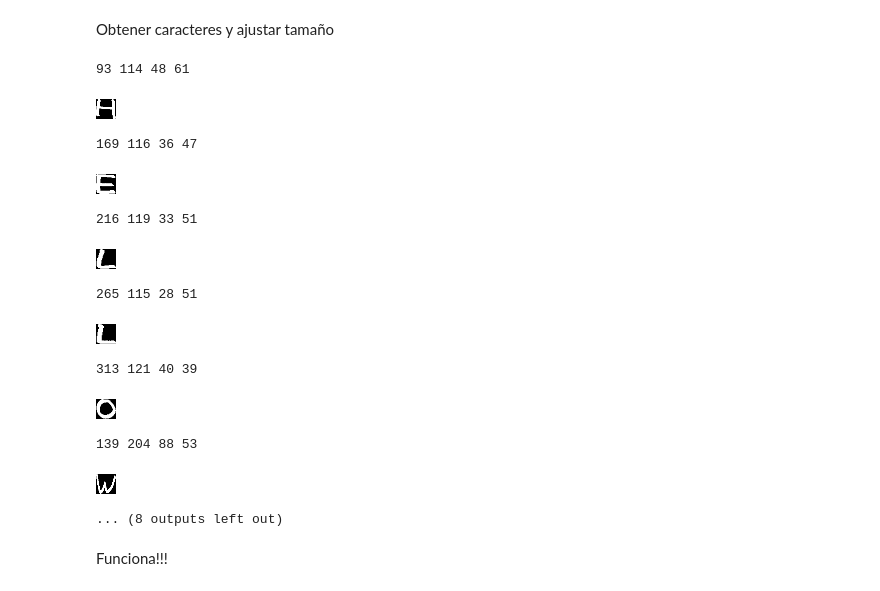
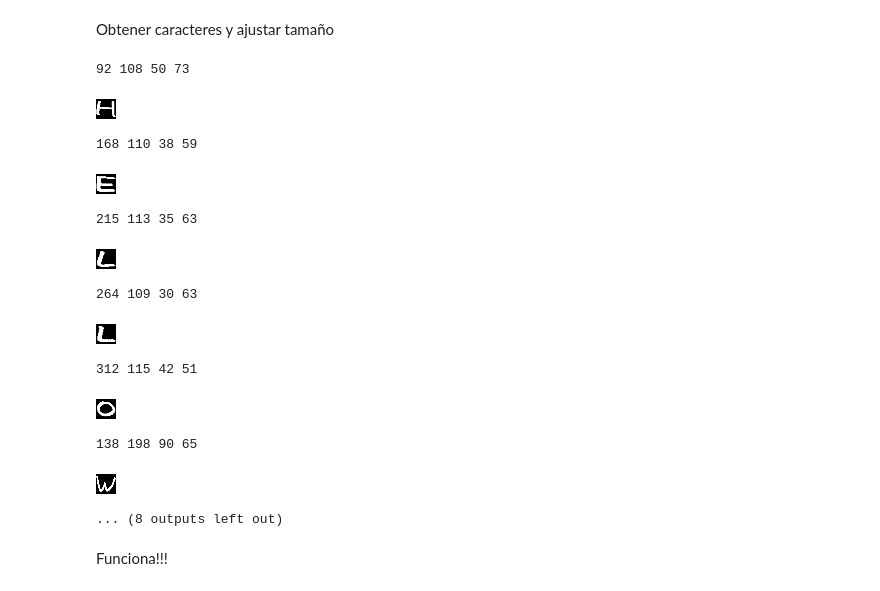
Before and after one commit to OscarRojasG/OCR, a Jupyter notebook: OCR.ipynb, the cells around one changed output. Cells and saved outputs as stored; diff of their text form; code cells hidden in the pictures.

Commit message:
added image dilation and more testing

```diff
--- a/OCR.ipynb
+++ b/OCR.ipynb
@@ -241,7 +244,11 @@ Img.fromarray(blur)
 # %% [output]
 [figure]
 # %%
-edges = cv2.Canny(blur, 30, 150)
+edges = cv2.Canny(blur, 60, 80)
 Img.fromarray(edges)
 # %% [output]
 [figure]
+# %%
+kernel = cv2.getStructuringElement(cv2.MORPH_RECT, (3, 13))
+dilate = cv2.dilate(edges, kernel, iterations=1)
+Img.fromarray(dilate)
@@ -248,10 +257,8 @@ Img.fromarray(edges)
 # %% [markdown]
 Obtener contornos y dibujar bordes (solo para propósitos ilustrativos)
 # %%
-from imutils.contours import sort_contours
-
 # Obtener contornos
-contours = cv2.findContours(edges, cv2.RETR_EXTERNAL, cv2.CHAIN_APPROX_SIMPLE)
+contours = cv2.findContours(dilate, cv2.RETR_EXTERNAL, cv2.CHAIN_APPROX_SIMPLE)
 contours = contours[0]
 
 img2 = img.copy()
@@ -313,46 +320,40 @@ for key, value in lines.items():
 # %% [markdown]
 Obtener caracteres y ajustar tamaño
 # %%
-from io import BytesIO
-from IPython.display import display, Image
-
 letters = []
 
 for c in sorted_cts:
     # Obtener contorno
     x, y, w, h = cv2.boundingRect(c)
     box = gray[y:y+h, x:x+w]
 
     # Invertir colores
     thresh = cv2.threshold(box, 0, 255, cv2.THRESH_BINARY_INV | cv2.THRESH_OTSU)[1]
-
-    # Obtener largo y ancho
-    tH, tW = thresh.shape
 
     # Redimensionar a 20x20
     resized = cv2.resize(thresh, (20,20))
 
     # Convertir matriz a arreglo
     image_arr = np.ravel(resized)
 
     # Agregar a arreglo de letras (imágenes)
     letters.append(image_arr)
 
     # Mostrar por pantalla
     print(x, y, w, h)
     draw_image(resized, 20, 20)
 # %% [output]
-93 114 48 61
+92 108 50 73
 [figure]
-169 116 36 47
+168 110 38 59
-[figure, old version]
+[figure, new version]
-216 119 33 51
+215 113 35 63
 [figure]
-265 115 28 51
+264 109 30 63
 [figure]
-313 121 40 39
+312 115 42 51
 [figure]
-139 204 88 53
+138 198 90 65
 [figure]
 ... (8 outputs left out)
 # %% [markdown]
```
Also changed, not shown: parts of 10 cells of this notebook.
